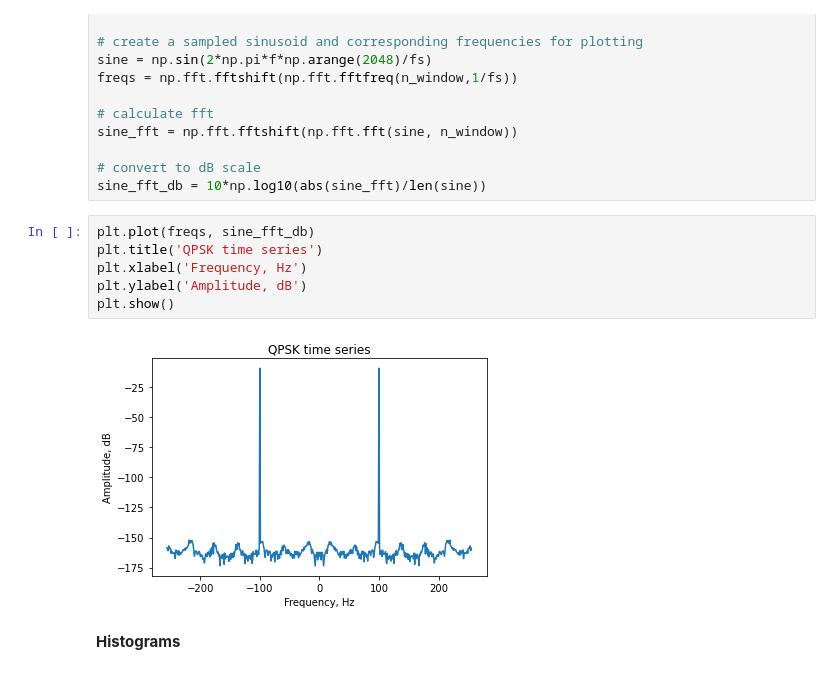
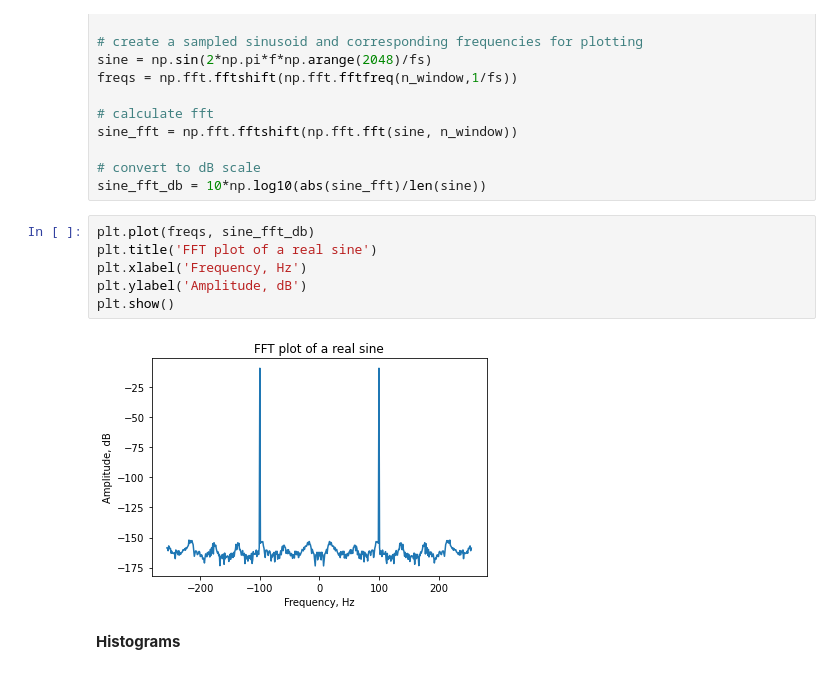
Before and after one commit to strath-sdr/dsp_notebooks, a Jupyter notebook: notebooks/reference_notebook.ipynb, the cells around one changed output. Cells and saved outputs as stored; diff of their text form.

```diff
--- a/notebooks/reference_notebook.ipynb
+++ b/notebooks/reference_notebook.ipynb
@@ -85,12 +85,12 @@ sine_fft = np.fft.fftshift(np.fft.fft(sine, n_window))
 sine_fft_db = 10*np.log10(abs(sine_fft)/len(sine))
 # %%
 plt.plot(freqs, sine_fft_db)
-plt.title('QPSK time series')
+plt.title('FFT plot of a real sine')
 plt.xlabel('Frequency, Hz')
 plt.ylabel('Amplitude, dB')
 plt.show()
 # %% [output]
-[figure, old version]
+[figure, new version]
 # %% [markdown]
 **Histograms**
 # %%
```
Also changed, not shown: parts of 10 cells of this notebook, 2 other files.
